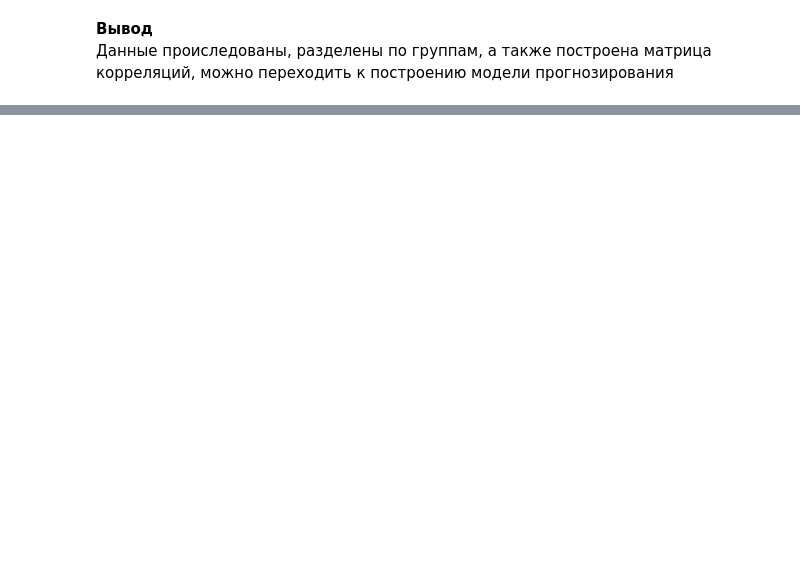
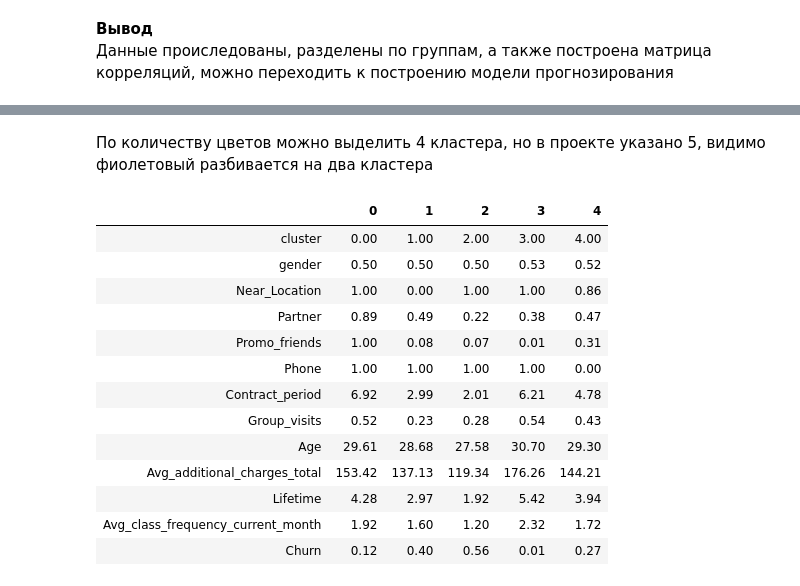
Before and after one commit to AndrewKleonskiy/data_analysis, a Jupyter notebook: Прогнозы и предсказания .ipynb, the cells around one changed output, grey strips where cells are left out. Saved outputs shown, nothing was run; the diff lists cells and outputs as text; code cells hidden in the pictures; blank space fills up the shorter version.

```diff
--- a/Прогнозы и предсказания .ipynb
+++ b/Прогнозы и предсказания .ipynb
@@ -181,4 +189,7 @@ plt.show()
 Других сильных зависимостей не наблюдается
+# %%
+gym.drop('Avg_class_frequency_total', axis = 1, inplace = True)
+gym.drop('Month_to_end_contract', axis = 1, inplace = True)
 # %% [markdown]
 **Вывод**
 Данные происледованы, разделены по группам, а также построена матрица корреляций, можно переходить к построению модели прогнозирования
@@ -184,0 +198,4 @@ plt.show()
+# %%
+X = gym.drop('Churn', axis = 1)
+y = gym['Churn']
+X_train, X_test, y_train, y_test = train_test_split(X, y, test_size=0.2, random_state = 0)
@@ -184,0 +244,8 @@ plt.show()
+# %%
+sc = StandardScaler()
+X_sc = sc.fit_transform(X)
+
+linked = linkage(X_sc, method = 'ward')
+plt.figure(figsize=(15, 10))
+dendrogram(linked, orientation='top')
+plt.show()
@@ -184,0 +254,23 @@ plt.show()
+# %% [markdown]
+По количеству цветов можно выделить 4 кластера, но в проекте указано 5, видимо фиолетовый разбивается на два кластера
+# %%
+km = KMeans(n_clusters = 5,random_state = 0) # задаём число кластеров, равное 5
+labels = km.fit_predict(X_sc) # применяем алгоритм к данным и формируем вектор кластеров
+gym['cluster'] = labels
+# %%
+gym.groupby(['cluster']).mean().reset_index().T.round(2)
+# %% [output]
+|  | 0 | 1 | 2 | 3 | 4 |
+| cluster | 0.00 | 1.00 | 2.00 | 3.00 | 4.00 |
+| gender | 0.50 | 0.50 | 0.50 | 0.53 | 0.52 |
+| Near_Location | 1.00 | 0.00 | 1.00 | 1.00 | 0.86 |
+| Partner | 0.89 | 0.49 | 0.22 | 0.38 | 0.47 |
+| Promo_friends | 1.00 | 0.08 | 0.07 | 0.01 | 0.31 |
+| Phone | 1.00 | 1.00 | 1.00 | 1.00 | 0.00 |
+| Contract_period | 6.92 | 2.99 | 2.01 | 6.21 | 4.78 |
+| Group_visits | 0.52 | 0.23 | 0.28 | 0.54 | 0.43 |
+| Age | 29.61 | 28.68 | 27.58 | 30.70 | 29.30 |
+| Avg_additional_charges_total | 153.42 | 137.13 | 119.34 | 176.26 | 144.21 |
+| Lifetime | 4.28 | 2.97 | 1.92 | 5.42 | 3.94 |
+| Avg_class_frequency_current_month | 1.92 | 1.60 | 1.20 | 2.32 | 1.72 |
+| Churn | 0.12 | 0.40 | 0.56 | 0.01 | 0.27 |
```
Also changed, not shown: parts of 18 cells of this notebook.
